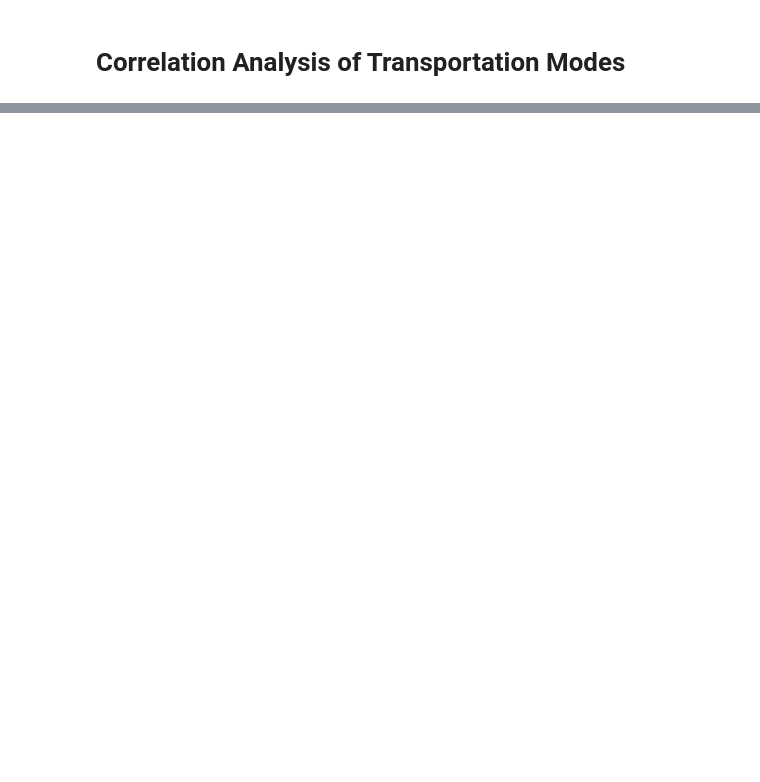
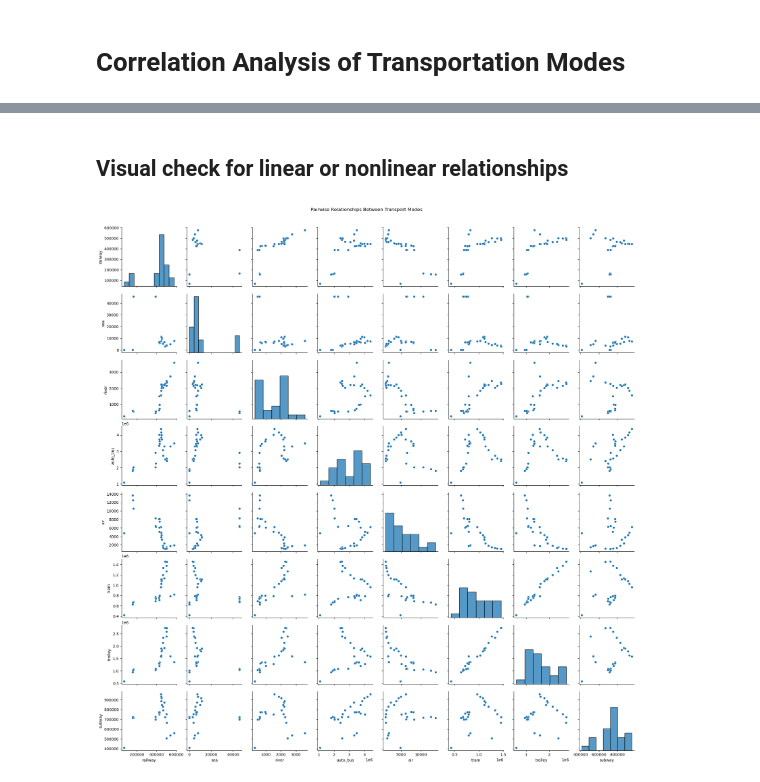
Before and after one commit to NatalliaDanilchanka/Python_projects, a Jupyter notebook: UA passangers 1995-2020/UA Passengers 1995-2020.ipynb, the cells around one changed output, grey strips where cells are left out. Saved outputs shown, nothing was run; the diff lists cells and outputs as text; code cells hidden in the pictures; blank space fills up the shorter version.

```diff
--- a/UA passangers 1995-2020/UA Passengers 1995-2020.ipynb
+++ b/UA passangers 1995-2020/UA Passengers 1995-2020.ipynb
@@ -160,0 +177,9 @@ The correlation analysis of different transportation modes highlights significan
+# %% [markdown]
+## Visual check for linear or nonlinear relationships
+# %%
+sns.pairplot(df.drop(columns=['year']))
+plt.suptitle('Pairwise Relationships Between Transport Modes', y=1.02)
+plt.savefig(os.path.join('Fig', 'pairwise_relationships.png'))
+plt.show()
+# %% [output]
+[figure, added]
```
Also changed, not shown: parts of 12 cells of this notebook, 8 other files.
